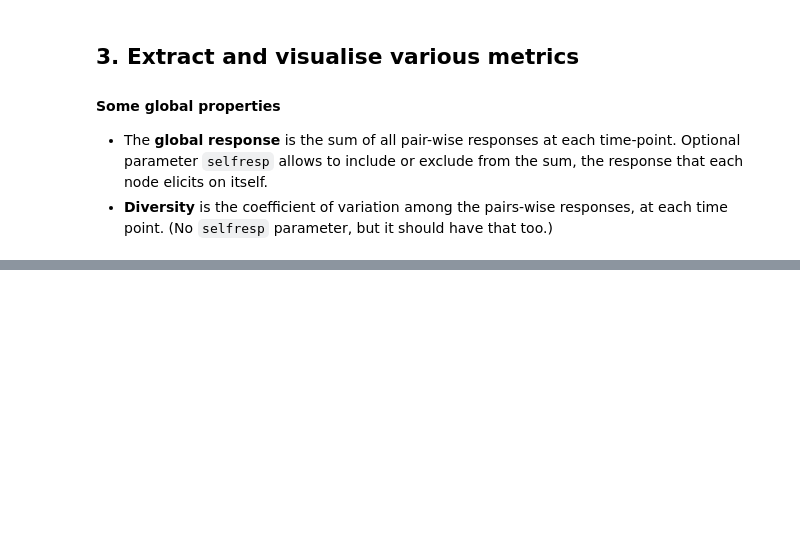
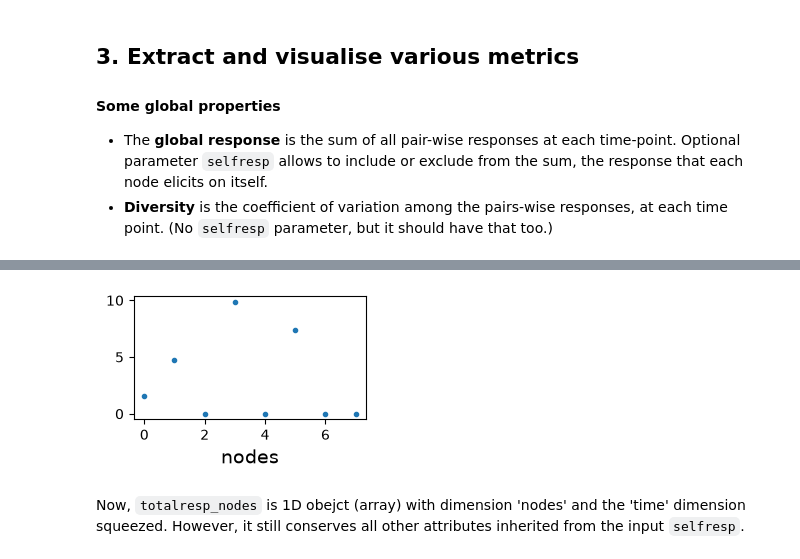
Before and after one commit to mb-BCA/SiReNetA, a Jupyter notebook: Examples/Test_RandomWalk.ipynb, the cells around one changed output, grey strips where cells are left out. Drawn from its saved outputs; the diff is of its cells as text; code cells hidden in the pictures; blank space fills up the shorter version.

```diff
--- a/Examples/Test_RandomWalk.ipynb
+++ b/Examples/Test_RandomWalk.ipynb
@@ -875,0 +393,10 @@ TO BE CONTINUED ...
+# %%
+# VISUALISE THE NODE (self) RESPONSES (AS A 1D VECTOR)
+
+plt.figure(figsize=(3.,1.6))
+plt.plot(totalresp_nodes.values, '.');
+plt.xlabel( totalresp_nodes.dims[0] );
+# %% [output]
+[figure, added]
+# %% [markdown]
+Now, `totalresp_nodes` is 1D obejct (array) with dimension 'nodes' and the 'time' dimension squeezed. However, it still conserves all other attributes inherited from the input `selfresp`.
```
Also changed, not shown: parts of 57 cells of this notebook.
